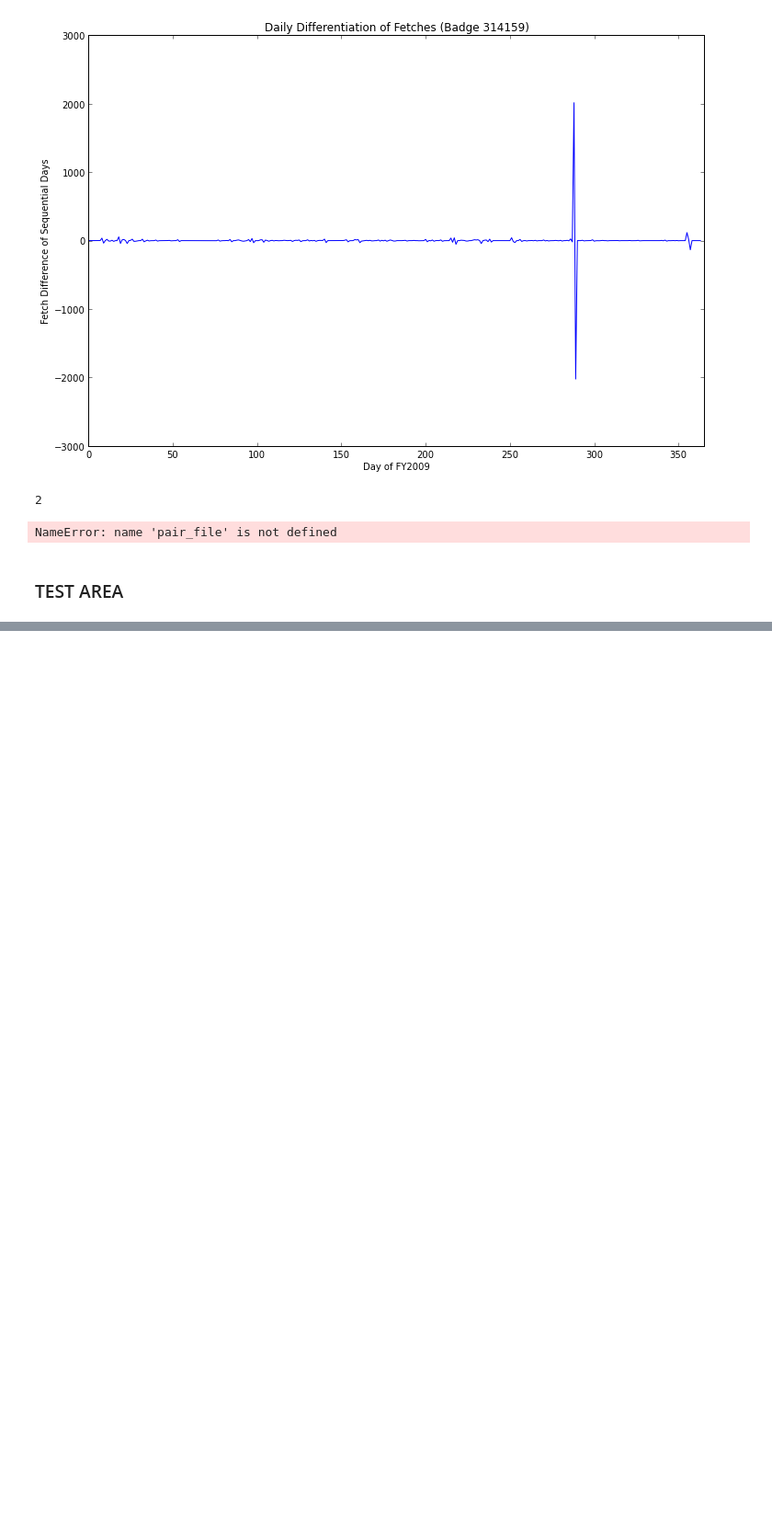
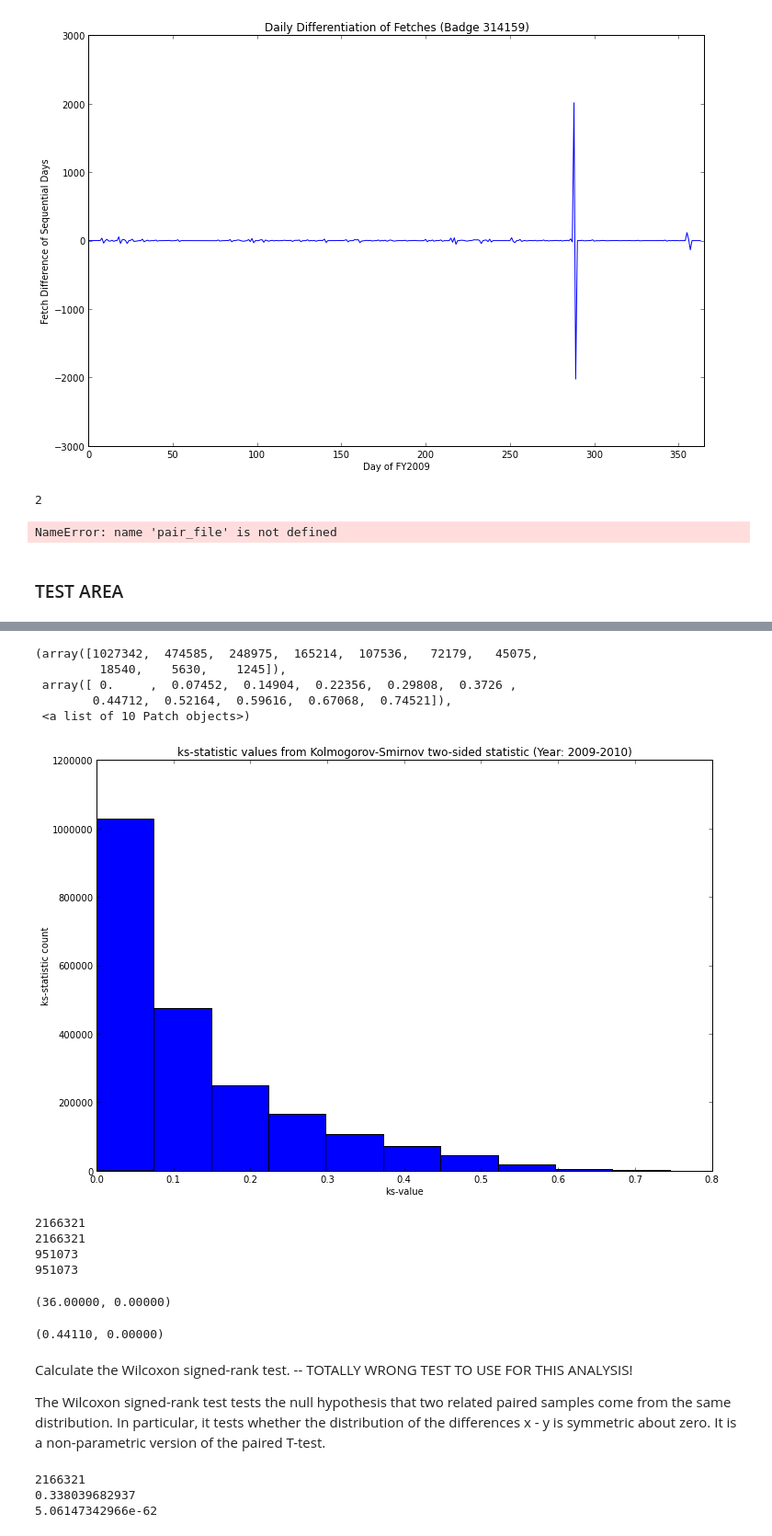
Before and after one commit to svkerr/Aerolink_Ubuntu, a Jupyter notebook: aerolink_daily_analysis.ipynb, the cells around one changed output, grey strips where cells are left out. Shown: that part at 92% size. Saved outputs shown, nothing was run; the diff lists cells and outputs as text; code cells hidden in the pictures; blank space fills up the shorter version.

```diff
--- a/aerolink_daily_analysis.ipynb
+++ b/aerolink_daily_analysis.ipynb
@@ -290,0 +294,39 @@ for pair in user_stat:
+# %%
+plt.xlabel('ks-value')
+plt.ylabel('ks-statistic count')
+plt.title('ks-statistic values from Kolmogorov-Smirnov two-sided statistic (Year: 2009-2010)')
+#plt.hist(my_ks_values, bins = [0.0, 0.1, 0.2,0.3,0.4, 0.5, 0.6,0.7,0.8, 0.9,1.0])
+plt.hist(my_ks_values)
+# %% [output]
+(array([1027342,  474585,  248975,  165214,  107536,   72179,   45075,
+         18540,    5630,    1245]),
+ array([ 0.     ,  0.07452,  0.14904,  0.22356,  0.29808,  0.3726 ,
+        0.44712,  0.52164,  0.59616,  0.67068,  0.74521]),
+ <a list of 10 Patch objects>)
+[figure, added]
+# %%
+some_p = [x for x in my_p_values if x < 0.05]
+some_ks = [k for k in my_ks_values if k > 0.1]
+
+print len(my_p_values)
+print len(my_ks_values)
+
+print len(some_p)
+print len(some_ks)
+# %% [output]
+2166321
+2166321
+951073
+951073
+# %%
+stats.wilcoxon(fetches[1269],fetches[1000])
+# %% [output]
+(36.00000, 0.00000)
+# %%
+stats.ks_2samp(fetches[1269],fetches[1000])
+# %% [output]
+(0.44110, 0.00000)
+# %% [markdown]
+Calculate the Wilcoxon signed-rank test. -- TOTALLY WRONG TEST TO USE FOR THIS ANALYSIS!
+
+The Wilcoxon signed-rank test tests the null hypothesis that two related paired samples come from the same distribution. In particular, it tests whether the distribution of the differences x - y is symmetric about zero. It is a non-parametric version of the paired T-test.
@@ -290,0 +352,8 @@ for pair in user_stat:
+# %%
+print len(my_wilcox_p_values)
+print np.max(my_wilcox_p_values)
+print np.min(my_wilcox_p_values)
+# %% [output]
+2166321
+0.338039682937
+5.06147342966e-62
```
Also changed, not shown: parts of 14 cells of this notebook.
